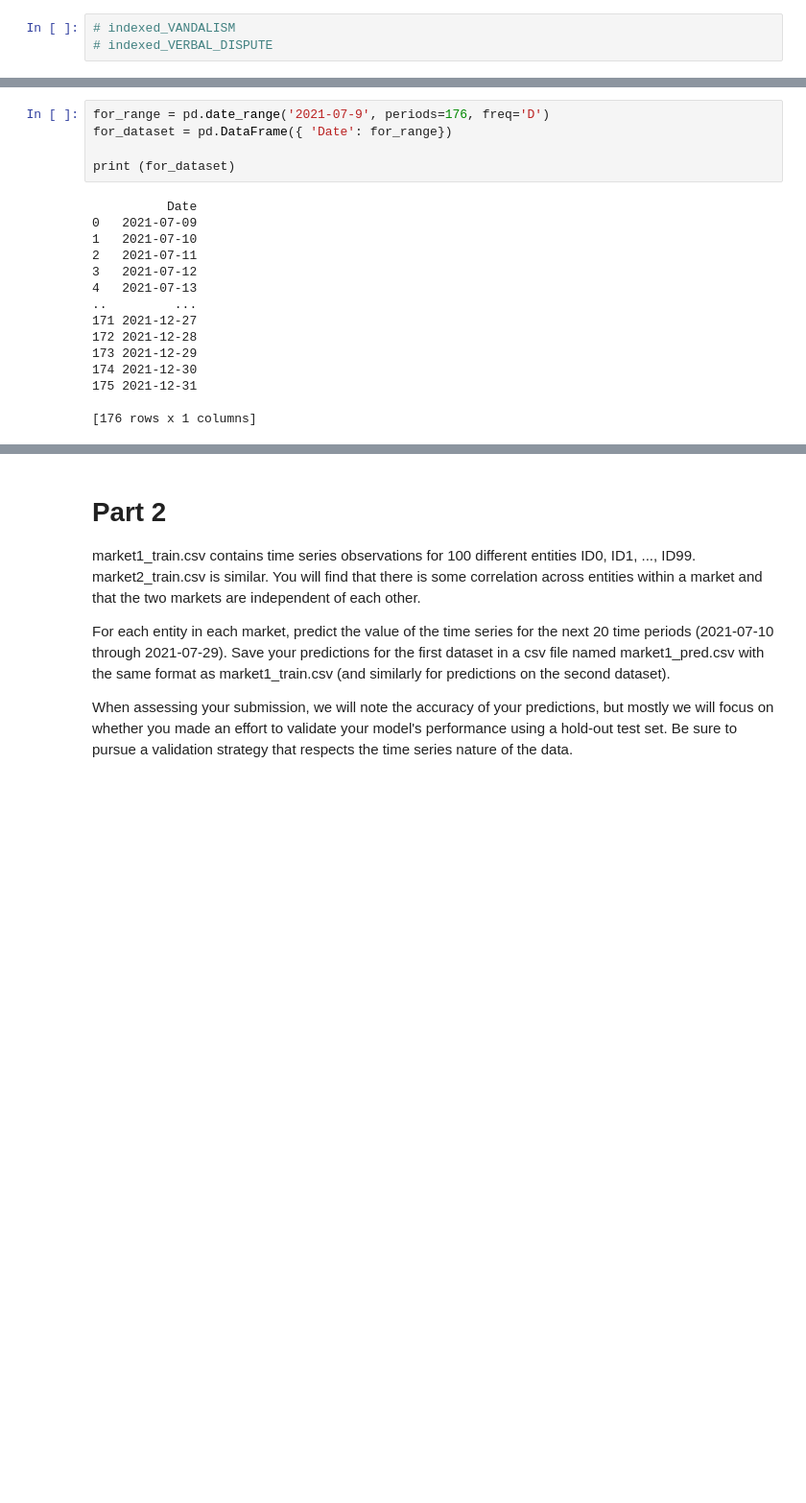
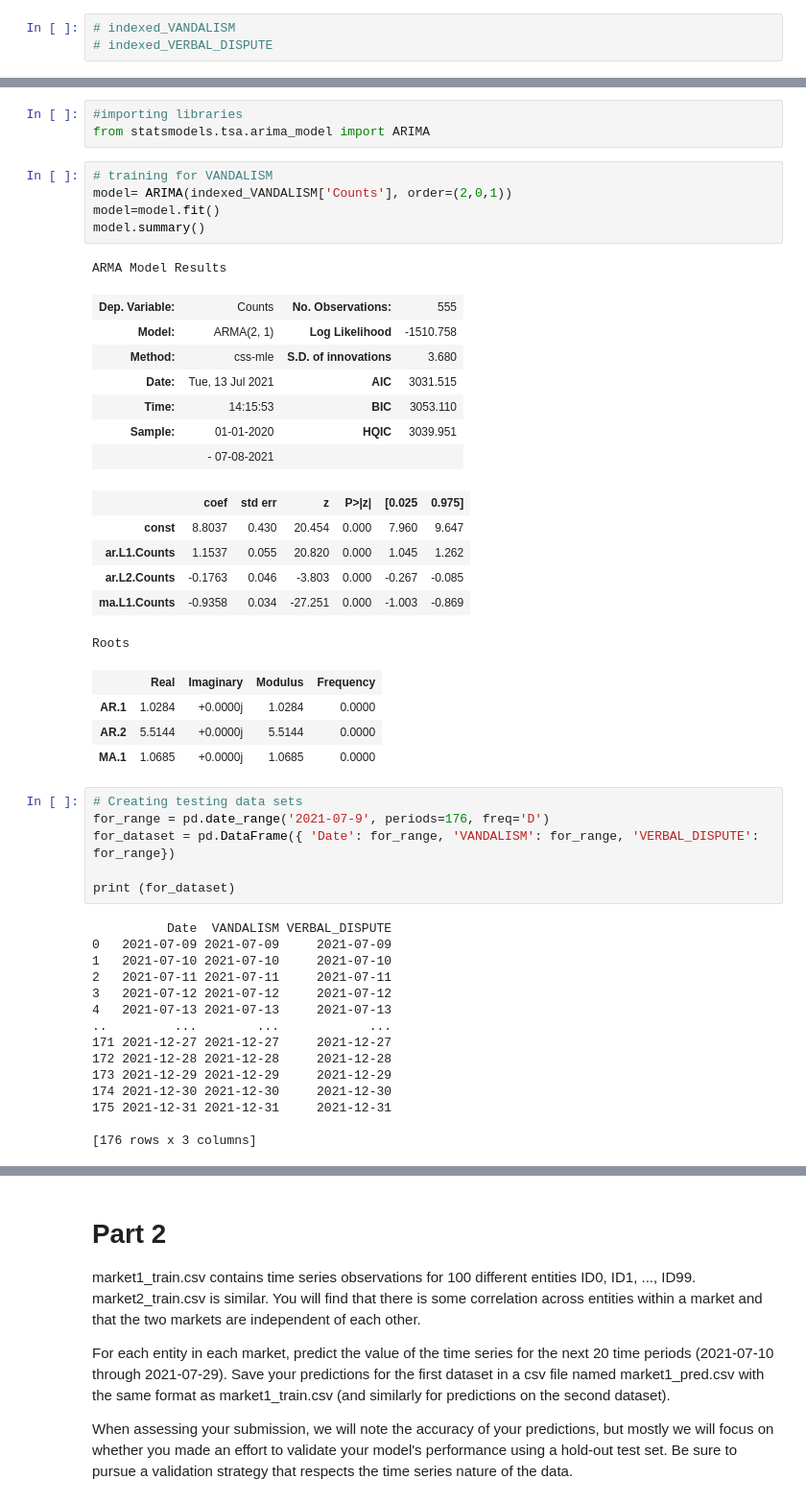
Before and after one commit to Rakib-Ul-Haque/Crime_and_market_data_analysis, a Jupyter notebook: coding_exercise.ipynb, the cells around one changed output, grey strips where cells are left out. Shown: that part at 96% size. Drawn from its saved outputs; the diff is of its cells as text; blank space fills up the shorter version.

```diff
--- a/coding_exercise.ipynb
+++ b/coding_exercise.ipynb
@@ -255,20 +291,48 @@ from statsmodels.tsa.arima_model import ARIMA
+# %%
+#importing libraries
+from statsmodels.tsa.arima_model import ARIMA
+# %%
+# training for VANDALISM
+model= ARIMA(indexed_VANDALISM['Counts'], order=(2,0,1))
+model=model.fit()
+model.summary()
+# %% [output]
+ARMA Model Results
+| Dep. Variable: | Counts | No. Observations: | 555 |
+| Model: | ARMA(2, 1) | Log Likelihood | -1510.758 |
+| Method: | css-mle | S.D. of innovations | 3.680 |
+| Date: | Tue, 13 Jul 2021 | AIC | 3031.515 |
+| Time: | 14:15:53 | BIC | 3053.110 |
+| Sample: | 01-01-2020 | HQIC | 3039.951 |
+|  | - 07-08-2021 |  |  |
+|  | coef | std err | z | P>|z| | [0.025 | 0.975] |
+| const | 8.8037 | 0.430 | 20.454 | 0.000 | 7.960 | 9.647 |
+| ar.L1.Counts | 1.1537 | 0.055 | 20.820 | 0.000 | 1.045 | 1.262 |
+| ar.L2.Counts | -0.1763 | 0.046 | -3.803 | 0.000 | -0.267 | -0.085 |
+| ma.L1.Counts | -0.9358 | 0.034 | -27.251 | 0.000 | -1.003 | -0.869 |
+Roots
+|  | Real | Imaginary | Modulus | Frequency |
+| AR.1 | 1.0284 | +0.0000j | 1.0284 | 0.0000 |
+| AR.2 | 5.5144 | +0.0000j | 5.5144 | 0.0000 |
+| MA.1 | 1.0685 | +0.0000j | 1.0685 | 0.0000 |
 # %%
+# Creating testing data sets
 for_range = pd.date_range('2021-07-9', periods=176, freq='D')
-for_dataset = pd.DataFrame({ 'Date': for_range})
+for_dataset = pd.DataFrame({ 'Date': for_range, 'VANDALISM': for_range, 'VERBAL_DISPUTE': for_range})
 
 print (for_dataset)
 # %% [output]
-          Date
-0   2021-07-09
-1   2021-07-10
-2   2021-07-11
-3   2021-07-12
-4   2021-07-13
-..         ...
-171 2021-12-27
-172 2021-12-28
-173 2021-12-29
-174 2021-12-30
-175 2021-12-31
+          Date  VANDALISM VERBAL_DISPUTE
+0   2021-07-09 2021-07-09     2021-07-09
+1   2021-07-10 2021-07-10     2021-07-10
+2   2021-07-11 2021-07-11     2021-07-11
+3   2021-07-12 2021-07-12     2021-07-12
+4   2021-07-13 2021-07-13     2021-07-13
+..         ...        ...            ...
+171 2021-12-27 2021-12-27     2021-12-27
+172 2021-12-28 2021-12-28     2021-12-28
+173 2021-12-29 2021-12-29     2021-12-29
+174 2021-12-30 2021-12-30     2021-12-30
+175 2021-12-31 2021-12-31     2021-12-31
 
-[176 rows x 1 columns]
+[176 rows x 3 columns]
```
Also changed, not shown: parts of 20 cells of this notebook.
